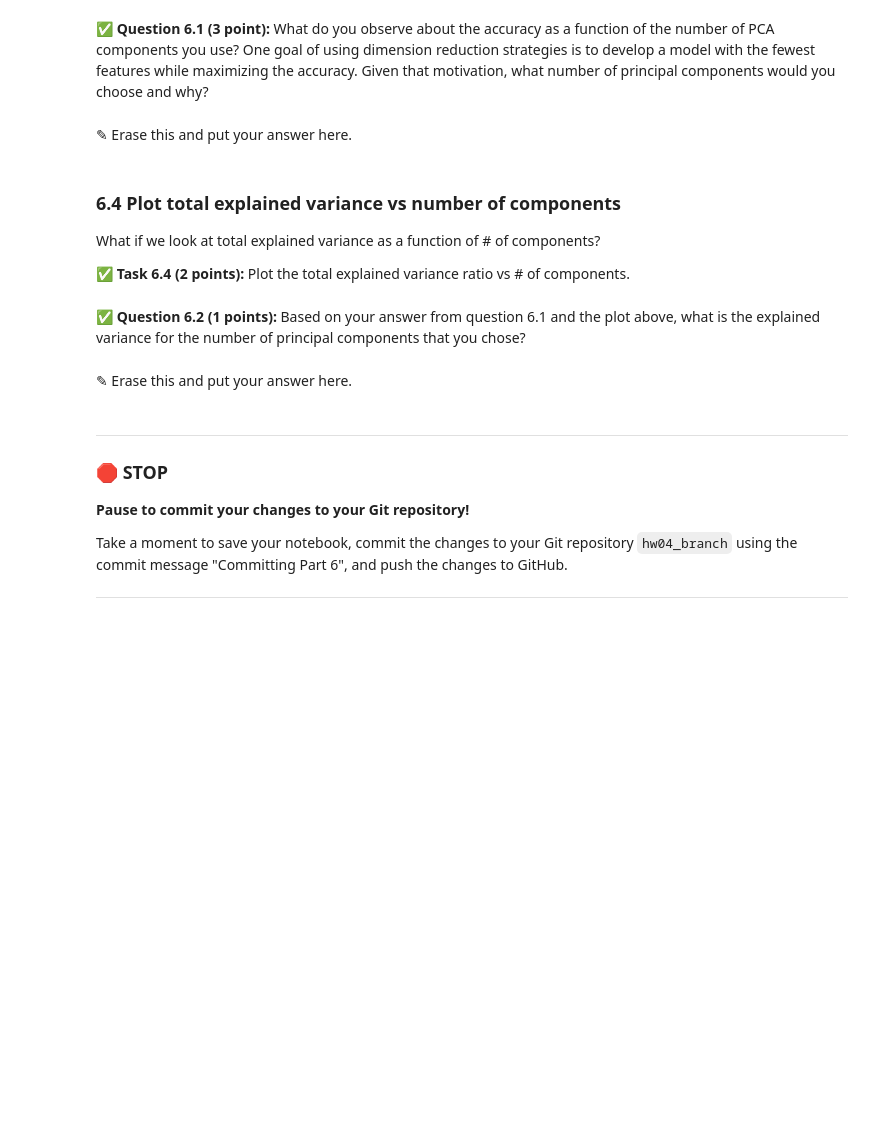
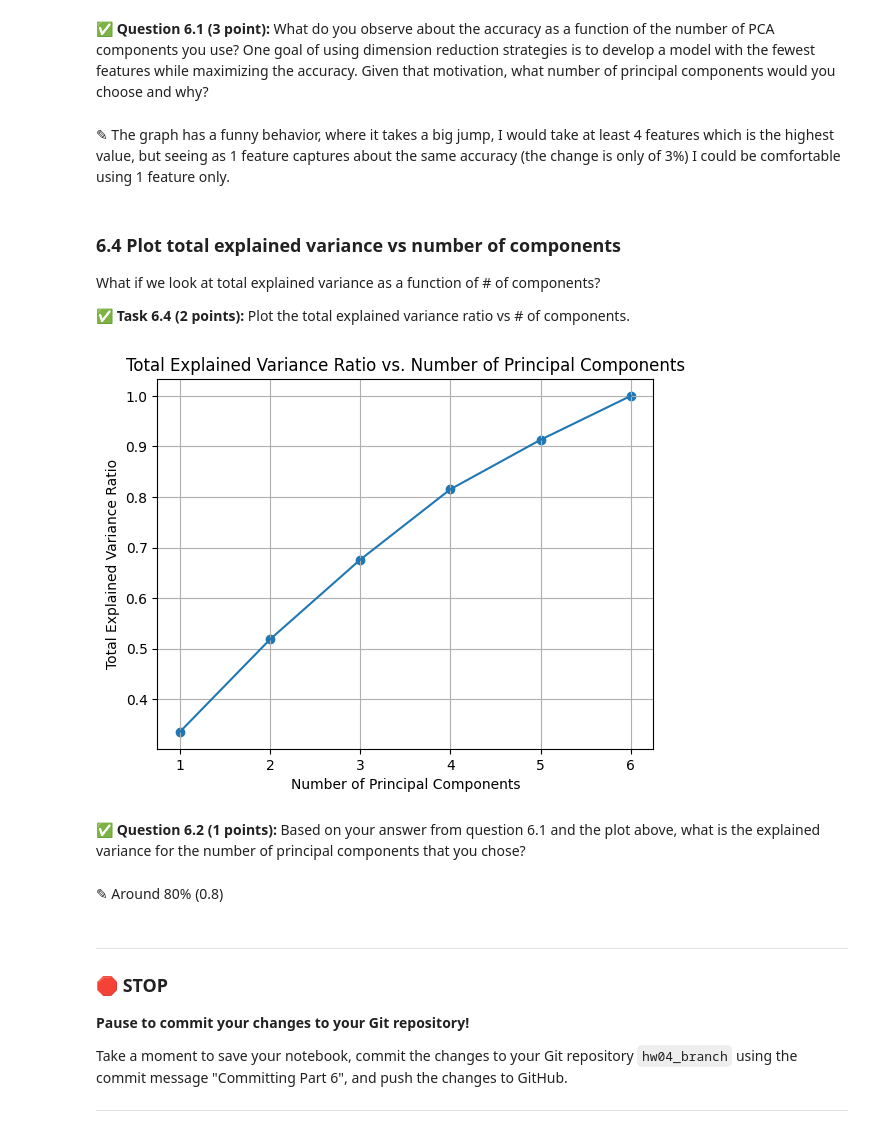
Before and after one commit to Jlozano351/CMSE202-s24-turnin, a Jupyter notebook: hw-04/HW-04_PerceptronSVMandPCA-Juan José Lozano González.ipynb, the cells around one changed output. Saved outputs shown, nothing was run; the diff lists cells and outputs as text; code cells hidden in the pictures; blank space fills up the shorter version.

```diff
--- a/hw-04/HW-04_PerceptronSVMandPCA-Juan José Lozano González.ipynb
+++ b/hw-04/HW-04_PerceptronSVMandPCA-Juan José Lozano González.ipynb
@@ -443,7 +652,7 @@ Now that we have those numbers, it makes sense to look at the accuracy vs # of c
 # %% [markdown]
 **&#9989; Question 6.1 (3 point):** What do you observe about the accuracy as a function of the number of PCA components you use? One goal of using dimension reduction strategies is to develop a model with the fewest features while maximizing the accuracy. Given that motivation, what number of principal components would you choose and why?
-# %% [markdown]
-<font size=+3>&#9998;</font> Erase this and put your answer here.
+# %% [markdown]
+<font size=+3>&#9998;</font> The graph has a funny behavior, where it takes a big jump, I would take at least 4 features which is the highest value, but seeing as 1 feature captures about the same accuracy (the change is only of 3%) I could be comfortable using 1 feature only.
 # %% [markdown]
 ### 6.4 Plot total explained variance vs number of components
 
@@ -455,7 +662,17 @@ What if we look at total explained variance as a function of # of components?
+# %%
+# Put your code here
+plt.plot(n_components_list, total_explained_variance_ratio_list)
+plt.scatter(n_components_list, total_explained_variance_ratio_list)
+plt.xlabel('Number of Principal Components')
+plt.ylabel('Total Explained Variance Ratio')
+plt.title('Total Explained Variance Ratio vs. Number of Principal Components')
+plt.grid()
+# %% [output]
+[figure, added]
 # %% [markdown]
 **&#9989; Question 6.2 (1 points):** Based on your answer from question 6.1 and the plot above, what is the explained variance for the number of principal components that you chose?
 # %% [markdown]
-<font size=+3>&#9998;</font> Erase this and put your answer here.
+<font size=+3>&#9998;</font> Around 80% (0.8)
 # %% [markdown]
 ---
 ### &#128721; STOP
```
Also changed, not shown: parts of 26 cells of this notebook.
